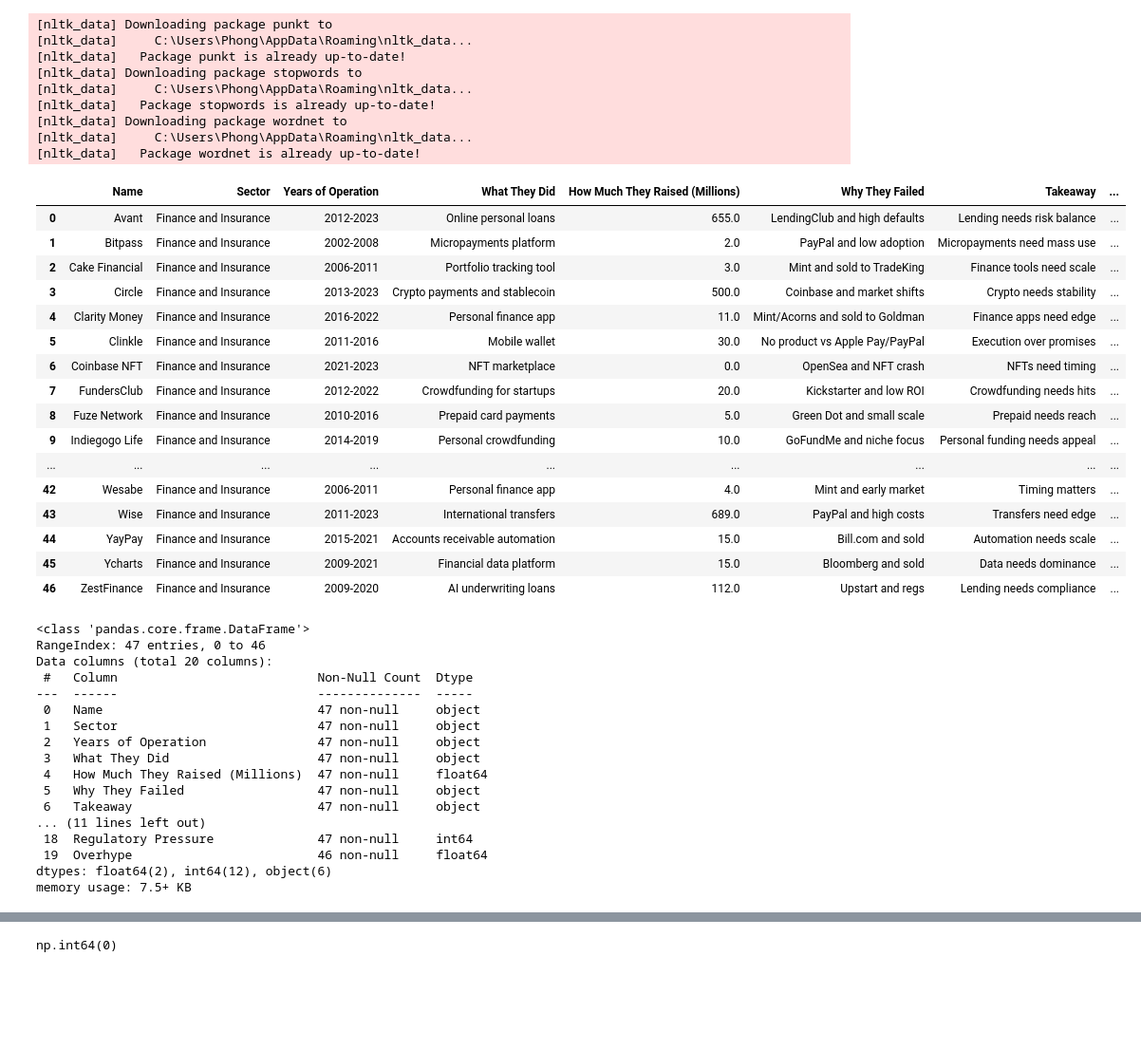
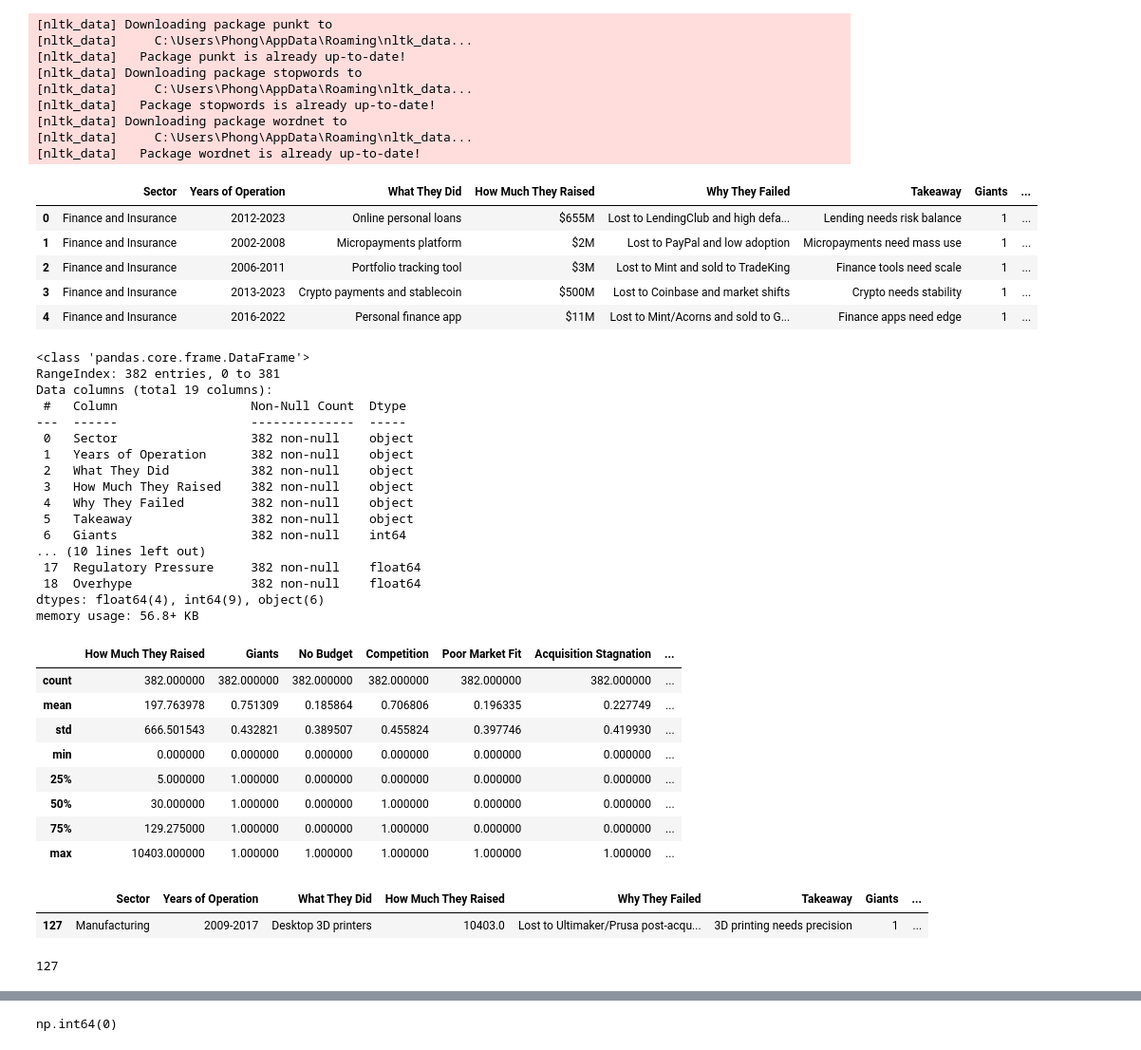
Before and after one commit to whosphong/Ai_Startup_Failure--UAMATH509, a Jupyter notebook: code.ipynb, the cells around one changed output, grey strips where cells are left out. Shown at 95% size. Cells and saved outputs as stored; diff of their text form; code cells hidden in the pictures; blank space fills up the shorter version.

Commit message:
Fixed data set

```diff
--- a/code.ipynb
+++ b/code.ipynb
@@ -48,45 +35,34 @@ from sklearn.model_selection import train_test_split
 [nltk_data]     C:\Users\Phong\AppData\Roaming\nltk_data...
 [nltk_data]   Package wordnet is already up-to-date!
 # %%
-url = "https://raw.githubusercontent.com/whosphong/Ai_Startup_Failure--UAMATH509/refs/heads/main/Startup%20Failure%20(Finance%20and%20Insurance).csv"
+url = "https://raw.githubusercontent.com/whosphong/Ai_Startup_Failure--UAMATH509/refs/heads/main/csv/MINE2"
 data_org = pd.read_csv(url)
 # %%
-data_org
+data_org.head()
 # %% [output]
-|  | Name | Sector | Years of Operation | What They Did | How Much They Raised (Millions) | Why They Failed | Takeaway | ... |
-| 0 | Avant | Finance and Insurance | 2012-2023 | Online personal loans | 655.0 | LendingClub and high defaults | Lending needs risk balance | ... |
-| 1 | Bitpass | Finance and Insurance | 2002-2008 | Micropayments platform | 2.0 | PayPal and low adoption | Micropayments need mass use | ... |
-| 2 | Cake Financial | Finance and Insurance | 2006-2011 | Portfolio tracking tool | 3.0 | Mint and sold to TradeKing | Finance tools need scale | ... |
-| 3 | Circle | Finance and Insurance | 2013-2023 | Crypto payments and stablecoin | 500.0 | Coinbase and market shifts | Crypto needs stability | ... |
-| 4 | Clarity Money | Finance and Insurance | 2016-2022 | Personal finance app | 11.0 | Mint/Acorns and sold to Goldman | Finance apps need edge | ... |
-| 5 | Clinkle | Finance and Insurance | 2011-2016 | Mobile wallet | 30.0 | No product vs Apple Pay/PayPal | Execution over promises | ... |
-| 6 | Coinbase NFT | Finance and Insurance | 2021-2023 | NFT marketplace | 0.0 | OpenSea and NFT crash | NFTs need timing | ... |
-| 7 | FundersClub | Finance and Insurance | 2012-2022 | Crowdfunding for startups | 20.0 | Kickstarter and low ROI | Crowdfunding needs hits | ... |
-| 8 | Fuze Network | Finance and Insurance | 2010-2016 | Prepaid card payments | 5.0 | Green Dot and small scale | Prepaid needs reach | ... |
-| 9 | Indiegogo Life | Finance and Insurance | 2014-2019 | Personal crowdfunding | 10.0 | GoFundMe and niche focus | Personal funding needs appeal | ... |
-| ... | ... | ... | ... | ... | ... | ... | ... | ... |
-| 42 | Wesabe | Finance and Insurance | 2006-2011 | Personal finance app | 4.0 | Mint and early market | Timing matters | ... |
-| 43 | Wise | Finance and Insurance | 2011-2023 | International transfers | 689.0 | PayPal and high costs | Transfers need edge | ... |
-| 44 | YayPay | Finance and Insurance | 2015-2021 | Accounts receivable automation | 15.0 | Bill.com and sold | Automation needs scale | ... |
-| 45 | Ycharts | Finance and Insurance | 2009-2021 | Financial data platform | 15.0 | Bloomberg and sold | Data needs dominance | ... |
-| 46 | ZestFinance | Finance and Insurance | 2009-2020 | AI underwriting loans | 112.0 | Upstart and regs | Lending needs compliance | ... |
+|  | Sector | Years of Operation | What They Did | How Much They Raised | Why They Failed | Takeaway | Giants | ... |
+| 0 | Finance and Insurance | 2012-2023 | Online personal loans | $655M | Lost to LendingClub and high defa... | Lending needs risk balance | 1 | ... |
+| 1 | Finance and Insurance | 2002-2008 | Micropayments platform | $2M | Lost to PayPal and low adoption | Micropayments need mass use | 1 | ... |
+| 2 | Finance and Insurance | 2006-2011 | Portfolio tracking tool | $3M | Lost to Mint and sold to TradeKing | Finance tools need scale | 1 | ... |
+| 3 | Finance and Insurance | 2013-2023 | Crypto payments and stablecoin | $500M | Lost to Coinbase and market shifts | Crypto needs stability | 1 | ... |
+| 4 | Finance and Insurance | 2016-2022 | Personal finance app | $11M | Lost to Mint/Acorns and sold to G... | Finance apps need edge | 1 | ... |
 # %%
 data_org.info()
 # %% [output]
 <class 'pandas.core.frame.DataFrame'>
-RangeIndex: 47 entries, 0 to 46
-Data columns (total 20 columns):
- #   Column                           Non-Null Count  Dtype
----  ------                           --------------  -----
- 0   Name                             47 non-null     object
- 1   Sector                           47 non-null     object
- 2   Years of Operation               47 non-null     object
- 3   What They Did                    47 non-null     object
- 4   How Much They Raised (Millions)  47 non-null     float64
- 5   Why They Failed                  47 non-null     object
- 6   Takeaway                         47 non-null     object
-... (11 lines left out)
- 18  Regulatory Pressure              47 non-null     int64
- 19  Overhype                         46 non-null     float64
-dtypes: float64(2), int64(12), object(6)
-memory usage: 7.5+ KB
+RangeIndex: 382 entries, 0 to 381
+Data columns (total 19 columns):
+ #   Column                  Non-Null Count  Dtype
+---  ------                  --------------  -----
+ 0   Sector                  382 non-null    object
+ 1   Years of Operation      382 non-null    object
+ 2   What They Did           382 non-null    object
+ 3   How Much They Raised    382 non-null    object
+ 4   Why They Failed         382 non-null    object
+ 5   Takeaway                382 non-null    object
+ 6   Giants                  382 non-null    int64
+... (10 lines left out)
+ 17  Regulatory Pressure     382 non-null    float64
+ 18  Overhype                382 non-null    float64
+dtypes: float64(4), int64(9), object(6)
+memory usage: 56.8+ KB
@@ -100,0 +101,21 @@ data_org.drop(columns='Name', inplace = True)
+# %%
+df.describe()
+# %% [output]
+|  | How Much They Raised | Giants | No Budget | Competition | Poor Market Fit | Acquisition Stagnation | ... |
+| count | 382.000000 | 382.000000 | 382.000000 | 382.000000 | 382.000000 | 382.000000 | ... |
+| mean | 197.763978 | 0.751309 | 0.185864 | 0.706806 | 0.196335 | 0.227749 | ... |
+| std | 666.501543 | 0.432821 | 0.389507 | 0.455824 | 0.397746 | 0.419930 | ... |
+| min | 0.000000 | 0.000000 | 0.000000 | 0.000000 | 0.000000 | 0.000000 | ... |
+| 25% | 5.000000 | 1.000000 | 0.000000 | 0.000000 | 0.000000 | 0.000000 | ... |
+| 50% | 30.000000 | 1.000000 | 0.000000 | 1.000000 | 0.000000 | 0.000000 | ... |
+| 75% | 129.275000 | 1.000000 | 0.000000 | 1.000000 | 0.000000 | 0.000000 | ... |
+| max | 10403.000000 | 1.000000 | 1.000000 | 1.000000 | 1.000000 | 1.000000 | ... |
+# %%
+df.loc[df['How Much They Raised'] == df['How Much They Raised'].max()]
+# %% [output]
+|  | Sector | Years of Operation | What They Did | How Much They Raised | Why They Failed | Takeaway | Giants | ... |
+| 127 | Manufacturing | 2009-2017 | Desktop 3D printers | 10403.0 | Lost to Ultimaker/Prusa post-acqu... | 3D printing needs precision | 1 | ... |
+# %%
+df['How Much They Raised'].idxmax()
+# %% [output]
+127
```
Also changed, not shown: parts of 14 cells of this notebook, 1 other file.
